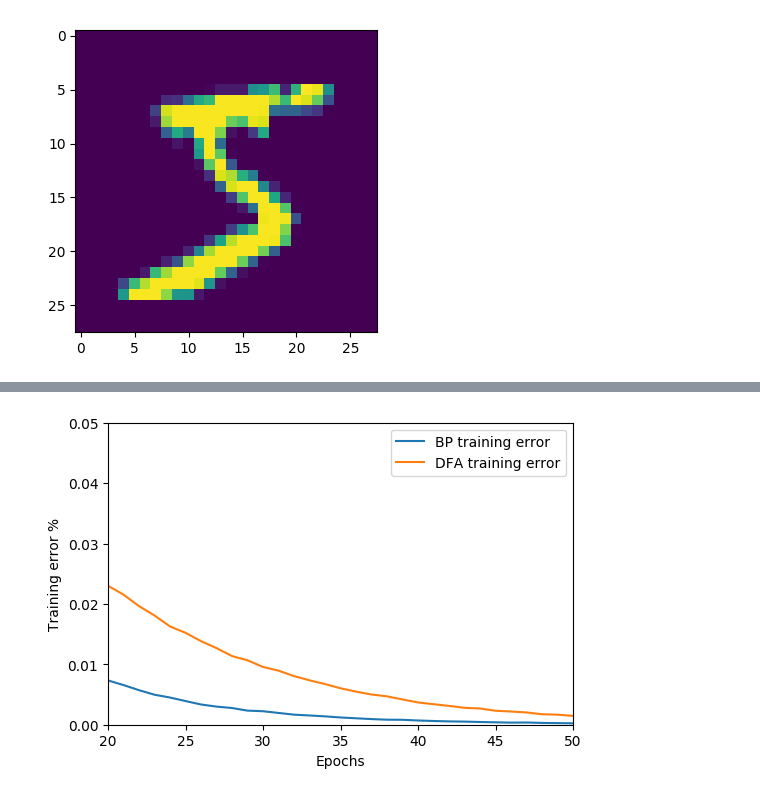
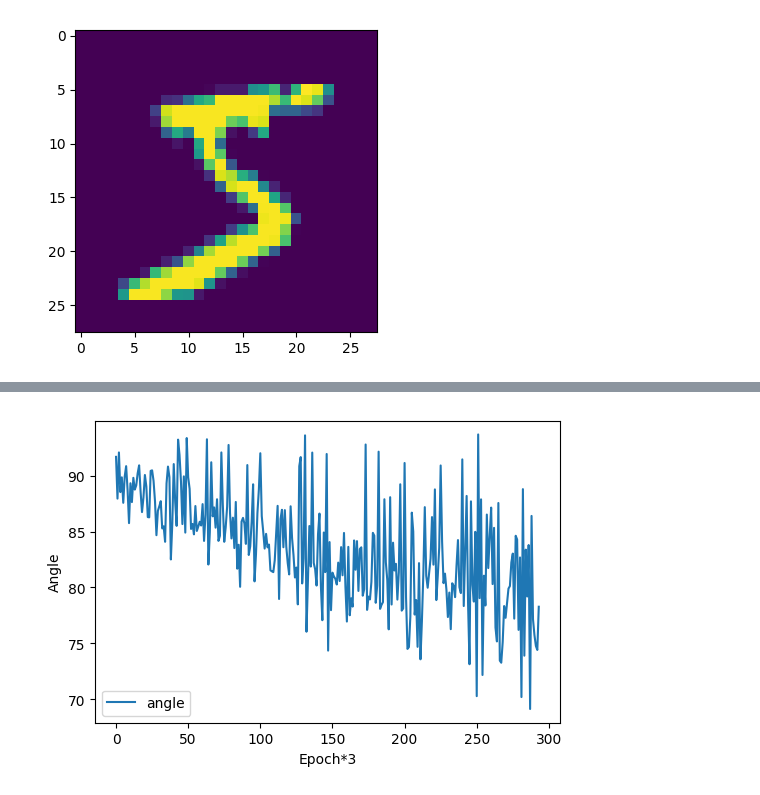
Before and after one commit to iacolippo/Direct-Feedback-Alignment, a Jupyter notebook: dfa-mnist.ipynb, the cells around one changed output, grey strips where cells are left out. Drawn from its saved outputs; the diff is of its cells as text; code cells hidden in the pictures.

```diff
--- a/dfa-mnist.ipynb
+++ b/dfa-mnist.ipynb
@@ -252,11 +256,10 @@ plt.show()
-# %%
-plt.plot(range(20,len(te_bp)), te_bp[20:], label='BP training error')
-plt.plot(range(20,len(te_dfa)), te_dfa[20:], label='DFA training error')
-plt.xlabel('Epochs')
-plt.ylabel('Training error %')
-plt.xlim([20, 50])
-plt.ylim([0, 0.05])
-plt.legend(loc='best')
-plt.show()
-# %% [output]
-[figure, removed]
+# %%
+l, beta = zip(*angles)
+# %%
+plt.plot(range(len(beta)), beta, label='angle')
+plt.legend(loc='best')
+plt.xlabel('Epoch*3')
+plt.ylabel('Angle')
+plt.show()
+# %% [output]
+[figure, added]
```
Also changed, not shown: parts of 28 cells of this notebook.
